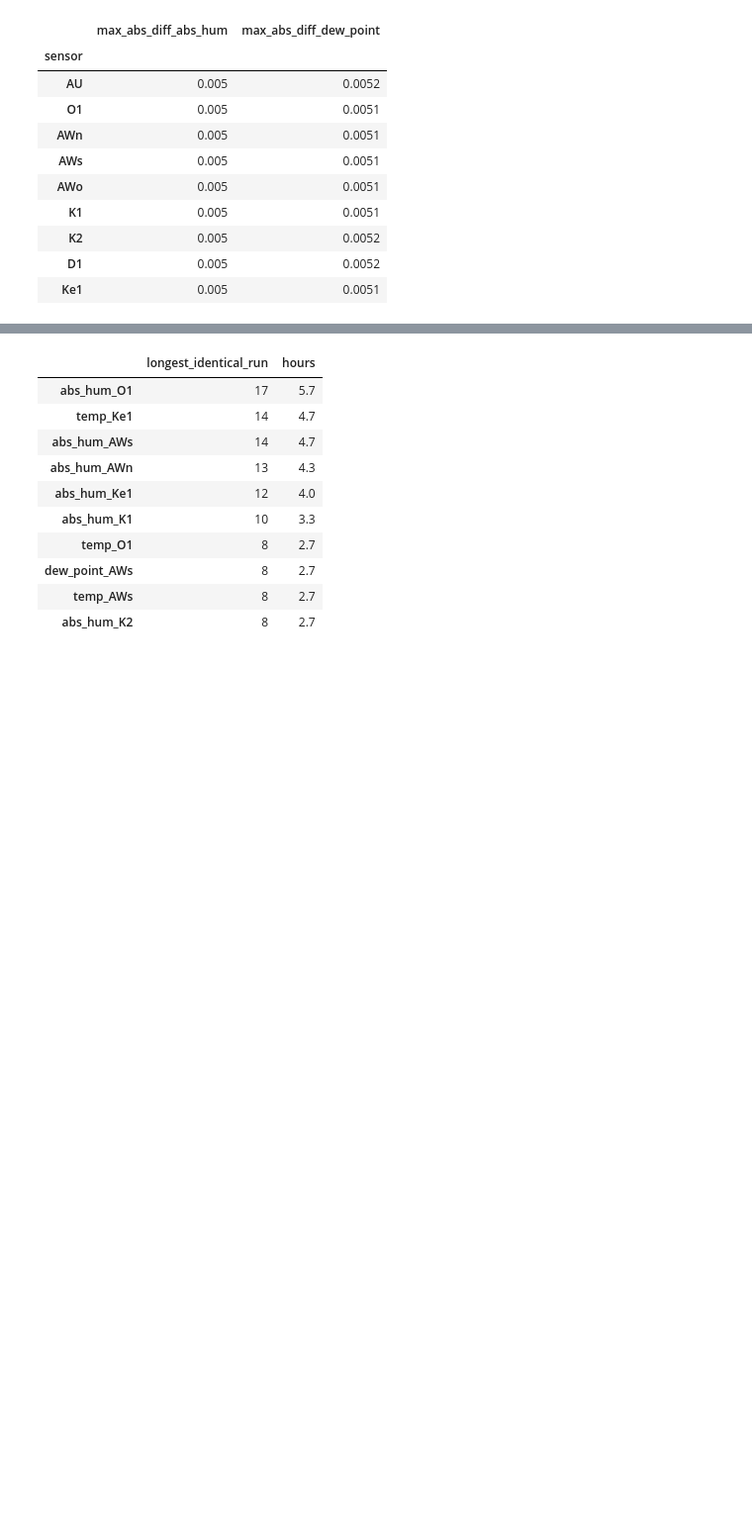
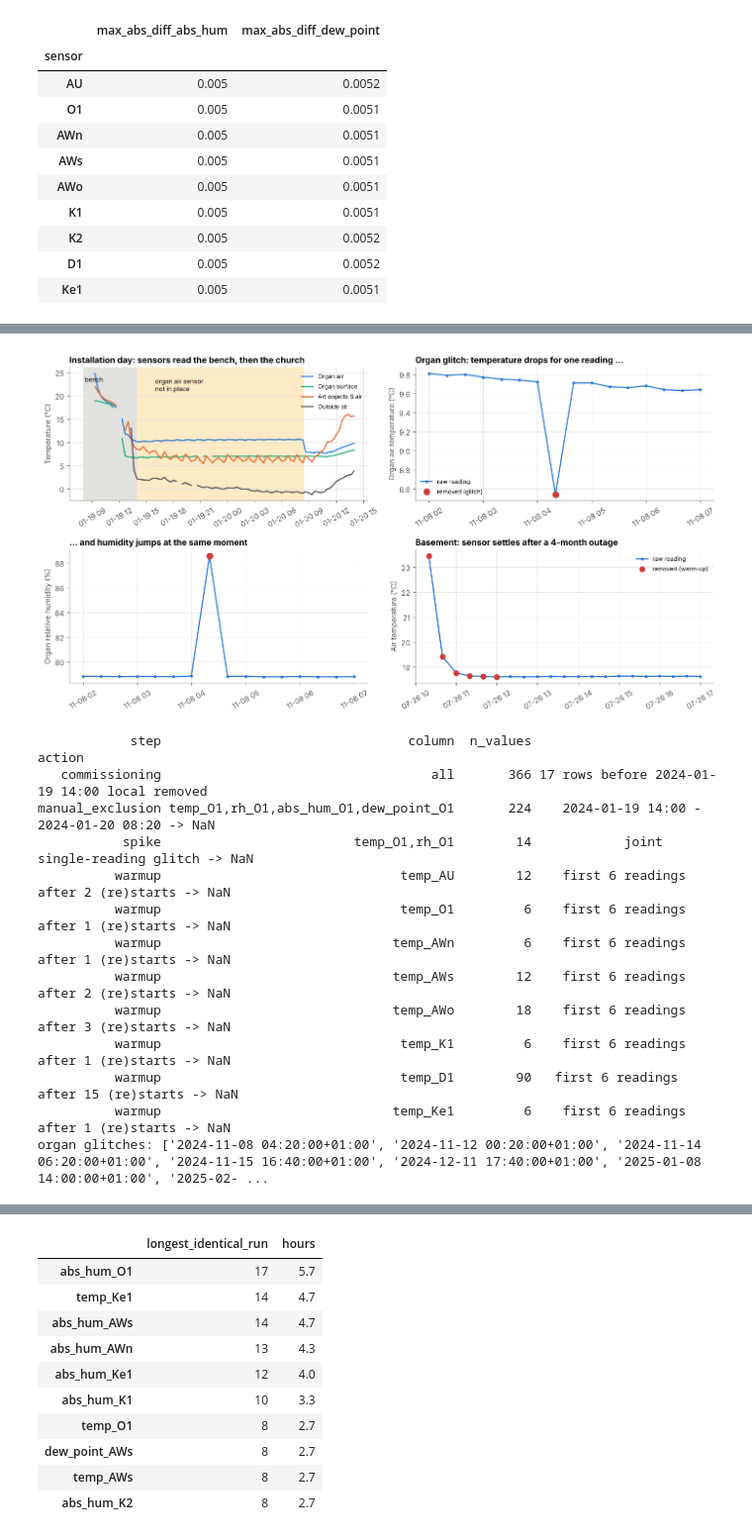
Before and after one commit to alperenakksoy/data_mining, a Jupyter notebook: notebook/01_preprocessing.ipynb, the cells around one changed output, grey strips where cells are left out. Shown at 99% size. Drawn from its saved outputs; the diff is of its cells as text; code cells hidden in the pictures; blank space fills up the shorter version.

```diff
--- a/notebook/01_preprocessing.ipynb
+++ b/notebook/01_preprocessing.ipynb
@@ -244,15 +235,0 @@ false rapid-change events at the organ.
-# %%
-raw_min = L.load_raw_minimal()
-fig, axes = plt.subplots(1, 3, figsize=(13, 3.2))
-for ax, (s, start) in zip(axes, [("O1", "2024-01-19 09:00"), ("Ke1", "2024-07-26 09:00"), ("AWo", "2025-09-05 09:00")]):
-    t0 = pd.Timestamp(start, tz=C.LOCAL_TZ)
-    w = raw_min.loc[t0:t0 + pd.Timedelta("8h"), f"temp_{s}"]
-    fl = df.loc[w.index, f"flag_warmup_{s}"]
-    ax.plot(w.index, w, color=P.SERIES[0], marker="o", ms=3, label="raw reading")
-    ax.plot(w.index[fl], w[fl], "o", color=P.STATUS["high"], ms=6, label="removed (warm-up)")
-    ax.set_title(f"{P.name(s)}: sensor settles after restart")
-    ax.set_ylabel("Air temperature (°C)")
-    ax.tick_params(axis="x", rotation=30)
-axes[0].legend()
-plt.tight_layout(); P.save(fig, "01_warmup.png"); plt.show()
-print(clog[clog.step == "warmup"][["column", "n_values", "action"]].to_string(index=False))
@@ -271 +262,58 @@ temp_Ke1         8  first 6 readings after 2 (re)starts -> NaN
+# %%
+raw_min = L.load_raw_minimal()
+fig, axes = plt.subplots(2, 2, figsize=(13, 7))
+t0, t1 = pd.Timestamp("2024-01-19 08:00", tz=C.LOCAL_TZ), pd.Timestamp("2024-01-20 14:00", tz=C.LOCAL_TZ)
+ax = axes[0, 0]
+for c, lab, col in [("temp_O1", "Organ air", P.SERIES[0]), ("surf_temp_O1", "Organ surface", P.SERIES[2]),
+                    ("temp_K2", "Art objects S air", P.SERIES[1]), ("temp_AU", "Outside air", P.SERIES[8])]:
+    w = raw_min.loc[t0:t1, c]
+    ax.plot(w.index, w, label=lab, color=col)
+ax.axvspan(t0, pd.Timestamp(C.COMMISSIONING_END, tz=C.LOCAL_TZ), color=P.STATUS["unknown"], alpha=0.4, lw=0)
+ax.axvspan(pd.Timestamp(C.COMMISSIONING_END, tz=C.LOCAL_TZ), pd.Timestamp("2024-01-20 08:30", tz=C.LOCAL_TZ),
+           color=P.STATUS["medium"], alpha=0.25, lw=0)
+ax.text(t0, 23, " bench", fontsize=8.5); ax.text(pd.Timestamp("2024-01-19 16:00", tz=C.LOCAL_TZ), 21, "organ air sensor\nnot in place", fontsize=8.5)
+ax.set_title("Installation day: sensors read the bench, then the church"); ax.set_ylabel("Temperature (°C)")
+ax.legend(fontsize=8, loc="upper right"); ax.tick_params(axis="x", rotation=30)
+
+g0, g1 = pd.Timestamp("2024-11-08 02:00", tz=C.LOCAL_TZ), pd.Timestamp("2024-11-08 07:00", tz=C.LOCAL_TZ)
+for ax, c, lab in [(axes[0, 1], "temp_O1", "Organ air temperature (°C)"), (axes[1, 0], "rh_O1", "Organ relative humidity (%)")]:
+    w = raw_min.loc[g0:g1, c]
+    fl = df["flag_spike_O1"].reindex(w.index, fill_value=False)
+    ax.plot(w.index, w, marker="o", ms=3, color=P.SERIES[0], label="raw reading")
+    ax.plot(w.index[fl], w[fl], "o", ms=8, color=P.STATUS["high"], label="removed (glitch)")
+    ax.set_ylabel(lab); ax.tick_params(axis="x", rotation=30)
+axes[0, 1].set_title("Organ glitch: temperature drops for one reading ..."); axes[0, 1].legend(fontsize=8)
+axes[1, 0].set_title("... and humidity jumps at the same moment")
+
+ax = axes[1, 1]
+r0 = pd.Timestamp("2024-07-26 09:00", tz=C.LOCAL_TZ)
+w = raw_min.loc[r0:r0 + pd.Timedelta("8h"), "temp_Ke1"]
+fl = df["flag_warmup_Ke1"].reindex(w.index, fill_value=False)
+ax.plot(w.index, w, color=P.SERIES[0], marker="o", ms=3, label="raw reading")
+ax.plot(w.index[fl], w[fl], "o", color=P.STATUS["high"], ms=7, label="removed (warm-up)")
+ax.set_title("Basement: sensor settles after a 4-month outage"); ax.set_ylabel("Air temperature (°C)")
+ax.legend(fontsize=8); ax.tick_params(axis="x", rotation=30)
+plt.tight_layout(); P.save(fig, "01_artefacts.png"); plt.show()
+
+print(clog[clog.step.isin(["commissioning", "manual_exclusion", "spike", "warmup"]) & (clog.n_values > 0)]
+      [["step", "column", "n_values", "action"]].to_string(index=False))
+print("organ glitches:", [str(t) for t in df.index[df["flag_spike_O1"]]])
+results.update(n_spikes=int(df.filter(like="flag_spike").sum().sum()),
+               n_warmup=int(clog.query("step=='warmup'").n_values.sum()),
+               n_manual=int(clog.query("step=='manual_exclusion'").n_values.sum()))
+# %% [output]
+[figure, added]
+            step                                column  n_values                                        action
+   commissioning                                   all       366 17 rows before 2024-01-19 14:00 local removed
+manual_exclusion temp_O1,rh_O1,abs_hum_O1,dew_point_O1       224    2024-01-19 14:00 - 2024-01-20 08:20 -> NaN
+           spike                         temp_O1,rh_O1        14            joint single-reading glitch -> NaN
+          warmup                               temp_AU        12    first 6 readings after 2 (re)starts -> NaN
+          warmup                               temp_O1         6    first 6 readings after 1 (re)starts -> NaN
+          warmup                              temp_AWn         6    first 6 readings after 1 (re)starts -> NaN
+          warmup                              temp_AWs        12    first 6 readings after 2 (re)starts -> NaN
+          warmup                              temp_AWo        18    first 6 readings after 3 (re)starts -> NaN
+          warmup                               temp_K1         6    first 6 readings after 1 (re)starts -> NaN
+          warmup                               temp_D1        90   first 6 readings after 15 (re)starts -> NaN
+          warmup                              temp_Ke1         6    first 6 readings after 1 (re)starts -> NaN
+organ glitches: ['2024-11-08 04:20:00+01:00', '2024-11-12 00:20:00+01:00', '2024-11-14 06:20:00+01:00', '2024-11-15 16:40:00+01:00', '2024-12-11 17:40:00+01:00', '2025-01-08 14:00:00+01:00', '2025-02- ...
 # %% [markdown]
```
Also changed, not shown: parts of 10 cells of this notebook, 7 other files.
